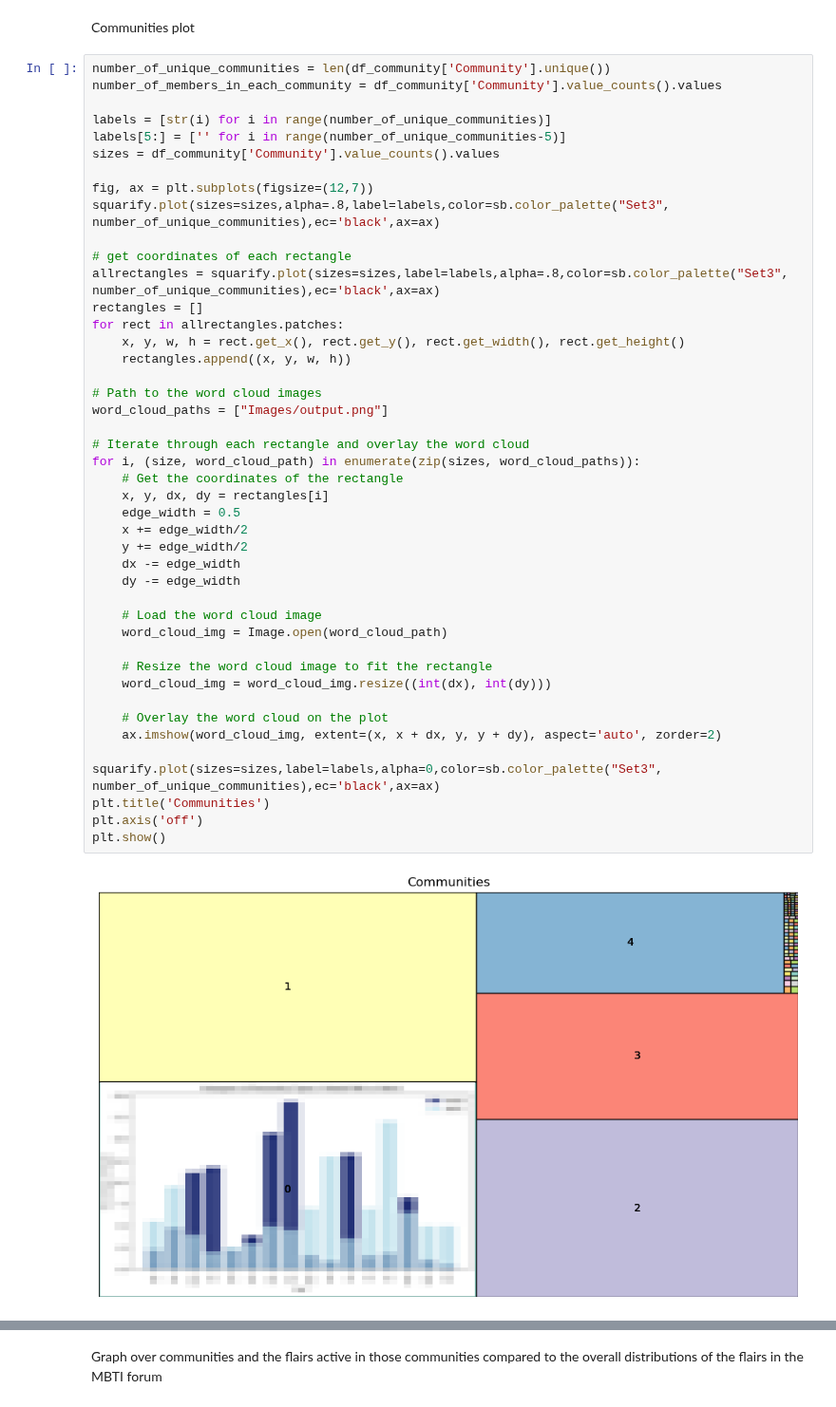
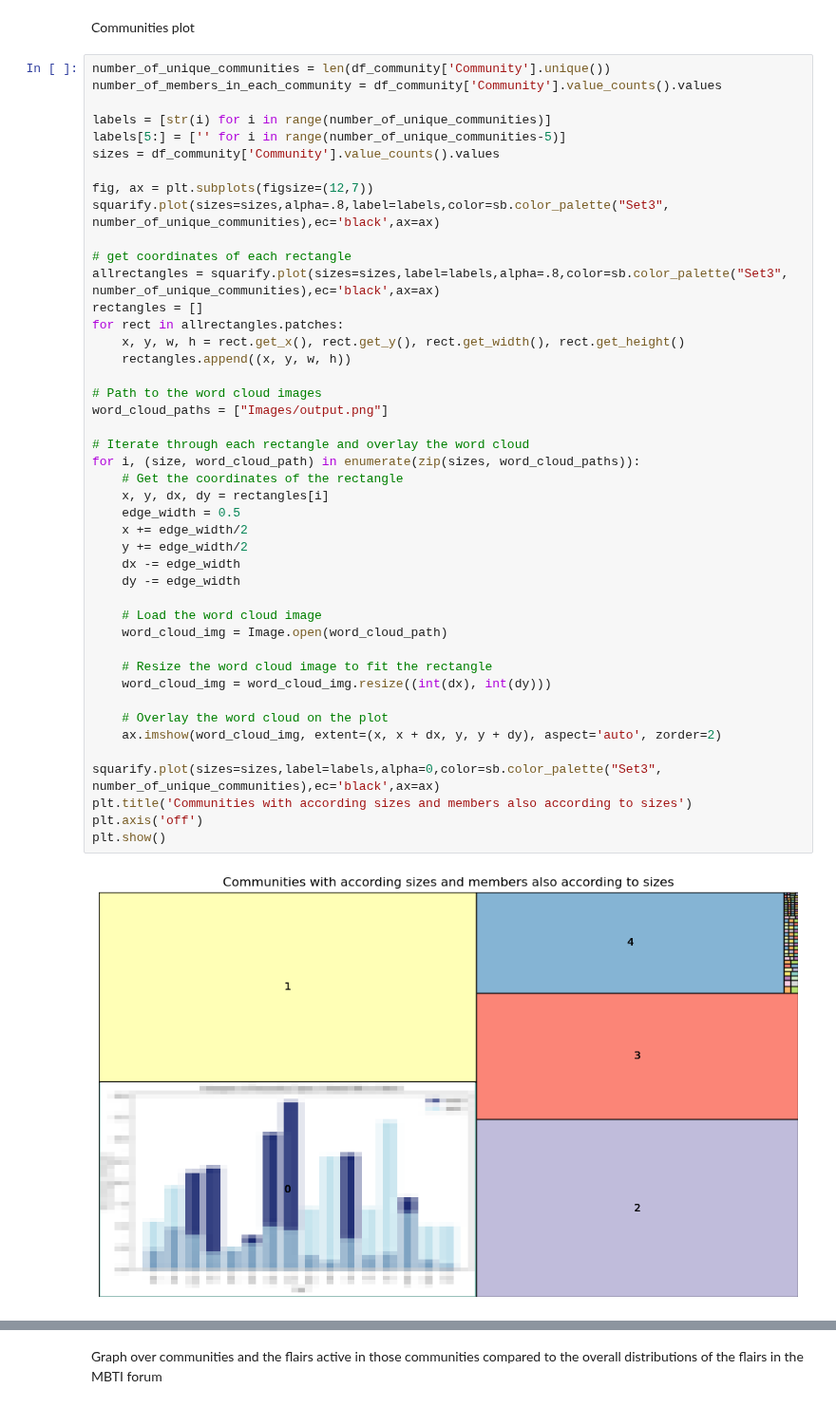
Before and after one commit to luchsonice/MBTI, a Jupyter notebook: 5_Communities.ipynb, the cells around one changed output, grey strips where cells are left out. Shown at 95% size. Cells and saved outputs as stored; diff of their text form.

```diff
--- a/5_Communities.ipynb
+++ b/5_Communities.ipynb
@@ -125,32 +125,32 @@ rectangles = []
 for rect in allrectangles.patches:
     x, y, w, h = rect.get_x(), rect.get_y(), rect.get_width(), rect.get_height()
     rectangles.append((x, y, w, h))
 
 # Path to the word cloud images
 word_cloud_paths = ["Images/output.png"]
 
 # Iterate through each rectangle and overlay the word cloud
 for i, (size, word_cloud_path) in enumerate(zip(sizes, word_cloud_paths)):
     # Get the coordinates of the rectangle
     x, y, dx, dy = rectangles[i]
     edge_width = 0.5
     x += edge_width/2
     y += edge_width/2
     dx -= edge_width
     dy -= edge_width
 
     # Load the word cloud image
     word_cloud_img = Image.open(word_cloud_path)
 
     # Resize the word cloud image to fit the rectangle
     word_cloud_img = word_cloud_img.resize((int(dx), int(dy)))
 
     # Overlay the word cloud on the plot
     ax.imshow(word_cloud_img, extent=(x, x + dx, y, y + dy), aspect='auto', zorder=2)
 
 squarify.plot(sizes=sizes,label=labels,alpha=0,color=sb.color_palette("Set3", number_of_unique_communities),ec='black',ax=ax)
-plt.title('Communities')
+plt.title('Communities with according sizes and members also according to sizes')
 plt.axis('off')
 plt.show()
 # %% [output]
-[figure, old version]
+[figure, new version]
```
Also changed, not shown: parts of 5 cells of this notebook.
